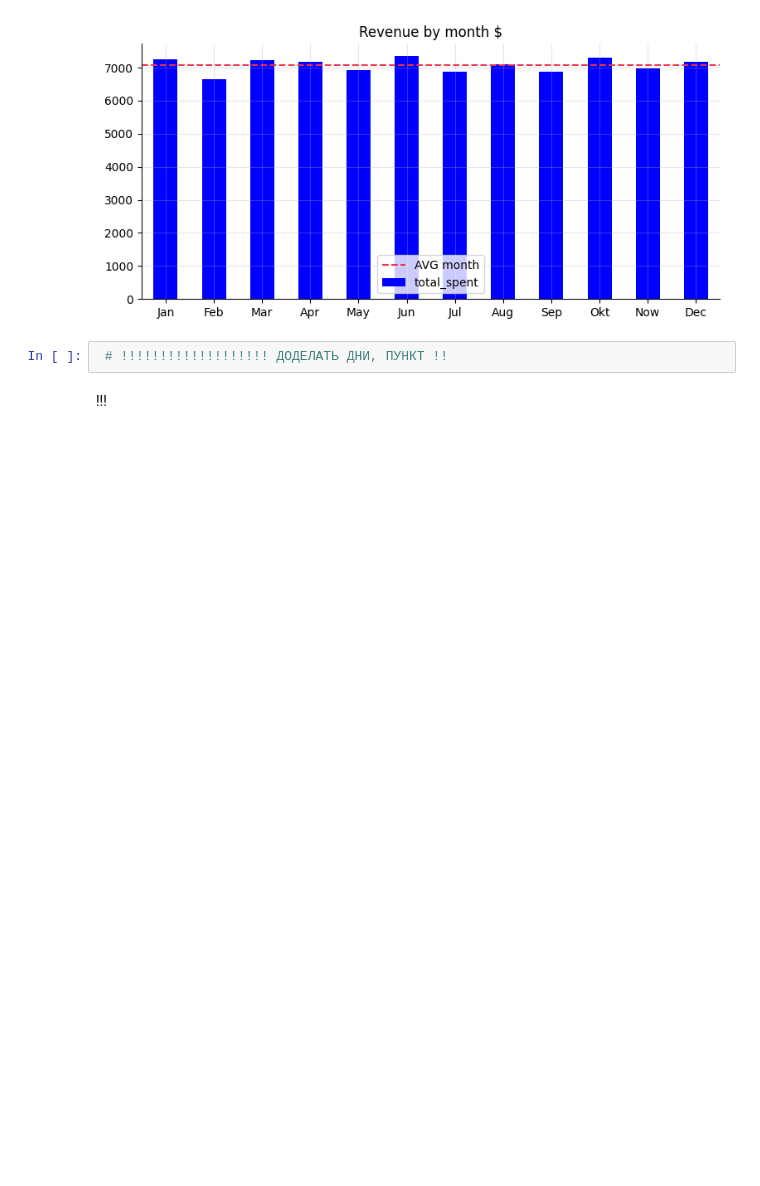
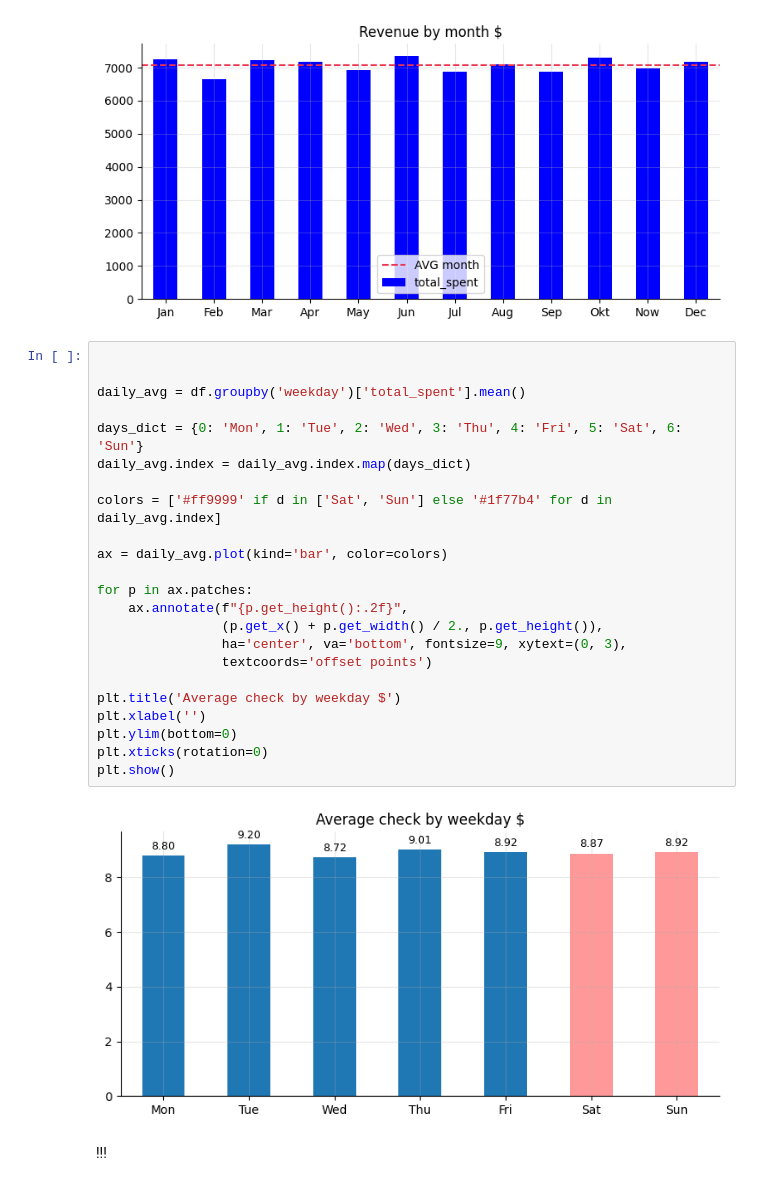
Before and after one commit to OleksandrKolesnichenko/cafe_sales_DTA26, a Jupyter notebook: notebooks/eda_cafe_sales.ipynb, the cells around one changed output. Cells and saved outputs as stored; diff of their text form; blank space fills up the shorter version.

```diff
--- a/notebooks/eda_cafe_sales.ipynb
+++ b/notebooks/eda_cafe_sales.ipynb
@@ -1042,8 +1042,31 @@ plt.legend()
 plt.show()
 # %% [output]
 [figure]
-# %%
- # !!!!!!!!!!!!!!!!!!! ДОДЕЛАТЬ ДНИ, ПУНКТ !!
+# %%
+
+
+daily_avg = df.groupby('weekday')['total_spent'].mean()
+
+days_dict = {0: 'Mon', 1: 'Tue', 2: 'Wed', 3: 'Thu', 4: 'Fri', 5: 'Sat', 6: 'Sun'}
+daily_avg.index = daily_avg.index.map(days_dict)
+
+colors = ['#ff9999' if d in ['Sat', 'Sun'] else '#1f77b4' for d in daily_avg.index]
+
+ax = daily_avg.plot(kind='bar', color=colors)
+
+for p in ax.patches:
+    ax.annotate(f"{p.get_height():.2f}",
+                (p.get_x() + p.get_width() / 2., p.get_height()),
+                ha='center', va='bottom', fontsize=9, xytext=(0, 3),
+                textcoords='offset points')
+
+plt.title('Average check by weekday $')
+plt.xlabel('')
+plt.ylim(bottom=0)
+plt.xticks(rotation=0)
+plt.show()
+# %% [output]
+[figure, added]
 # %% [markdown]
 !!!
 # %%
```
Also changed, not shown: parts of 4 cells of this notebook.
